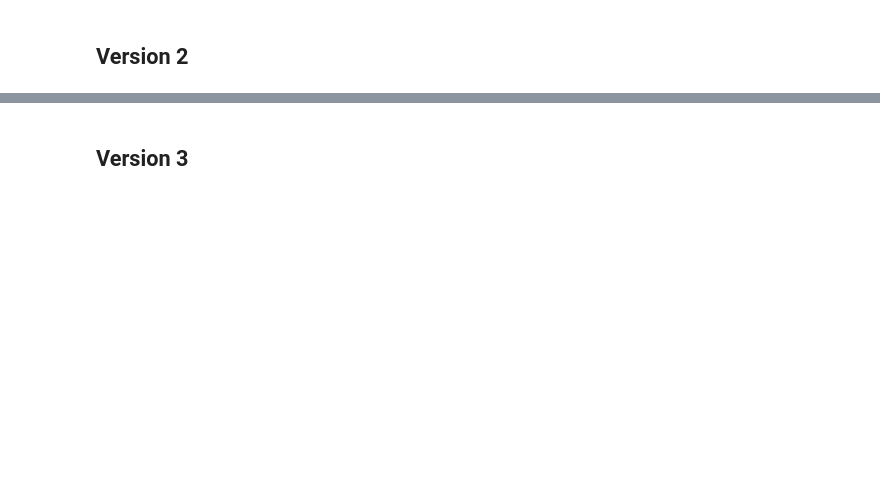
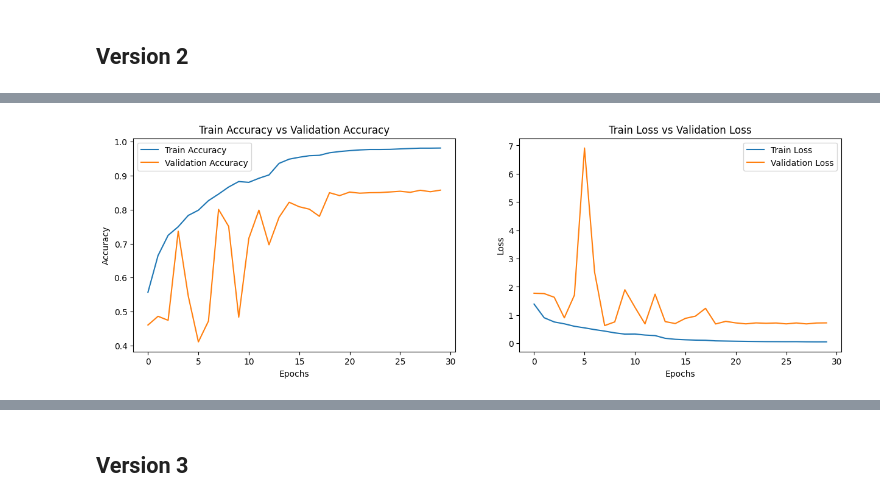
Before and after one commit to dianarrmiranda/TAA_2Project, a Jupyter notebook: CNN.ipynb, the cells around one changed output, grey strips where cells are left out. Saved outputs shown, nothing was run; the diff lists cells and outputs as text; code cells hidden in the pictures; blank space fills up the shorter version.

```diff
--- a/CNN.ipynb
+++ b/CNN.ipynb
@@ -294,2 +360,6 @@ Test accuracy: 0.8339999914169312
 # %%
 model.save('cnn2.h5')
+# %%
+plot_accuracy_loss(history)
+# %% [output]
+[figure, added]
```
Also changed, not shown: parts of 28 cells of this notebook, 4 other files.
